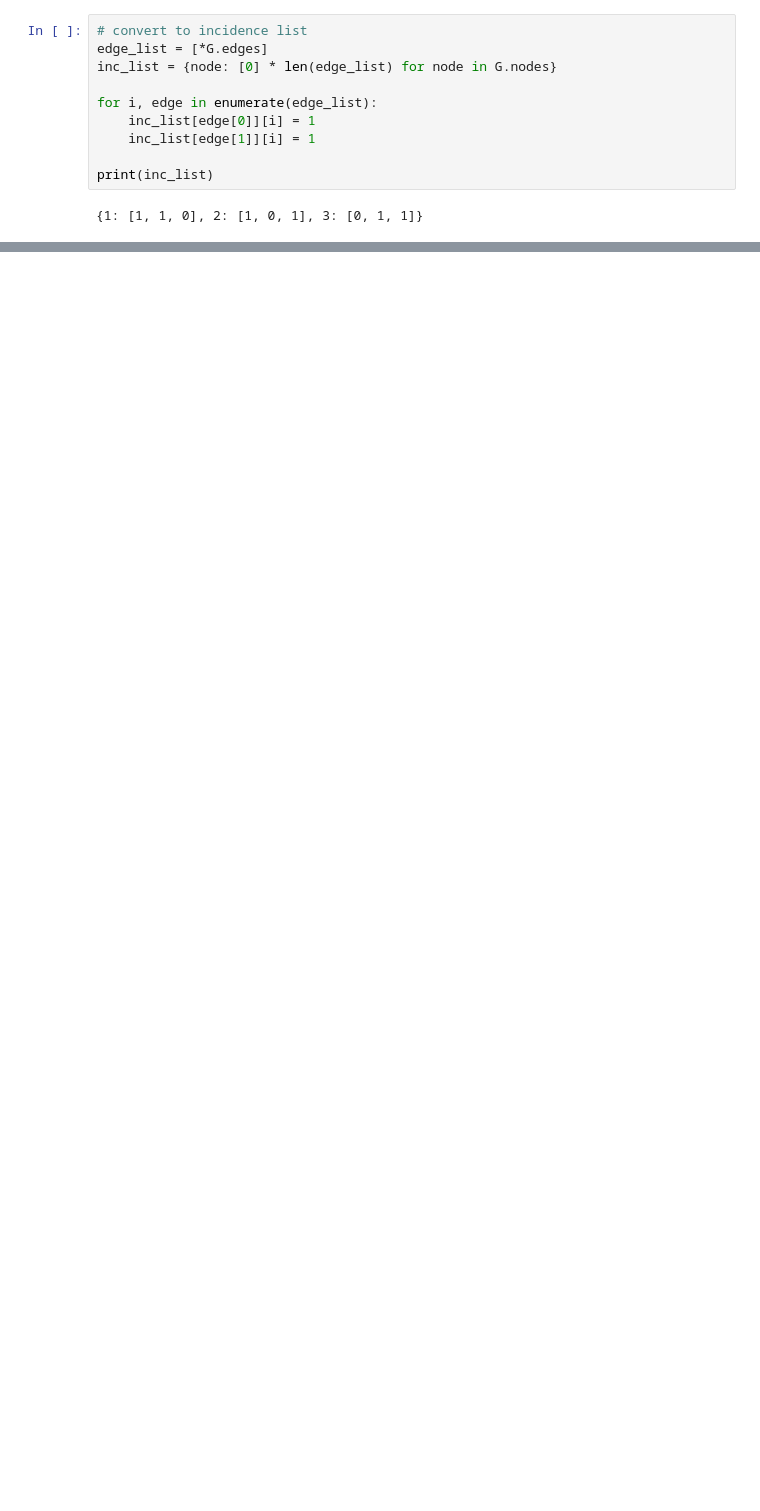
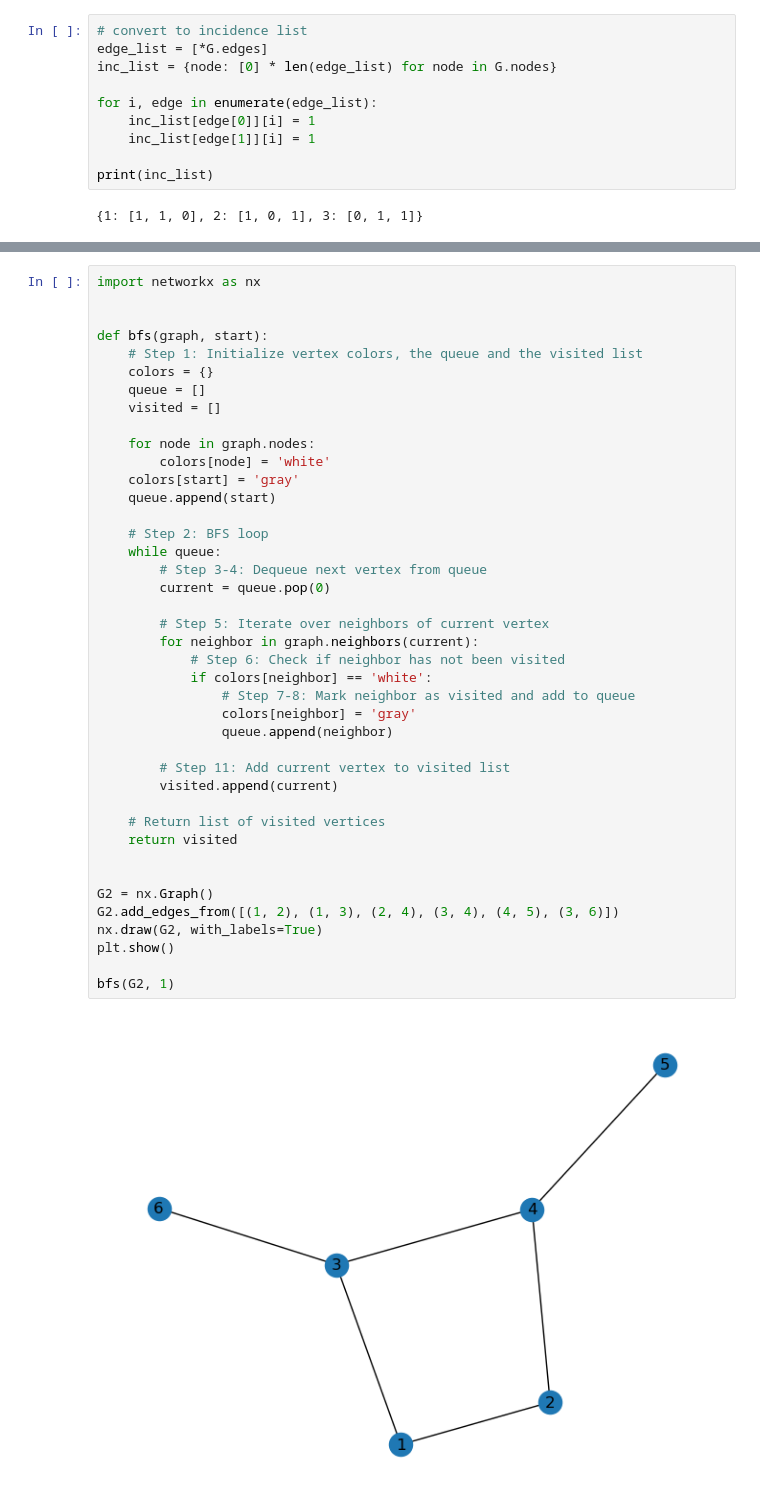
Before and after one commit to PeronGH/ICS-Y2S2, a Jupyter notebook: INT102/week3.ipynb, the cells around one changed output, grey strips where cells are left out. Drawn from its saved outputs; the diff is of its cells as text; blank space fills up the shorter version.

```diff
--- a/INT102/week3.ipynb
+++ b/INT102/week3.ipynb
@@ -211,0 +226,43 @@ print(inc_list)
+# %%
+import networkx as nx
+
+
+def bfs(graph, start):
+    # Step 1: Initialize vertex colors, the queue and the visited list
+    colors = {}
+    queue = []
+    visited = []
+
+    for node in graph.nodes:
+        colors[node] = 'white'
+    colors[start] = 'gray'
+    queue.append(start)
+
+    # Step 2: BFS loop
+    while queue:
+        # Step 3-4: Dequeue next vertex from queue
+        current = queue.pop(0)
+
+        # Step 5: Iterate over neighbors of current vertex
+        for neighbor in graph.neighbors(current):
+            # Step 6: Check if neighbor has not been visited
+            if colors[neighbor] == 'white':
+                # Step 7-8: Mark neighbor as visited and add to queue
+                colors[neighbor] = 'gray'
+                queue.append(neighbor)
+
+        # Step 11: Add current vertex to visited list
+        visited.append(current)
+
+    # Return list of visited vertices
+    return visited
+
+
+G2 = nx.Graph()
+G2.add_edges_from([(1, 2), (1, 3), (2, 4), (3, 4), (4, 5), (3, 6)])
+nx.draw(G2, with_labels=True)
+plt.show()
+
+bfs(G2, 1)
+# %% [output]
+[figure, added]
```
Also changed, not shown: parts of 7 cells of this notebook.
